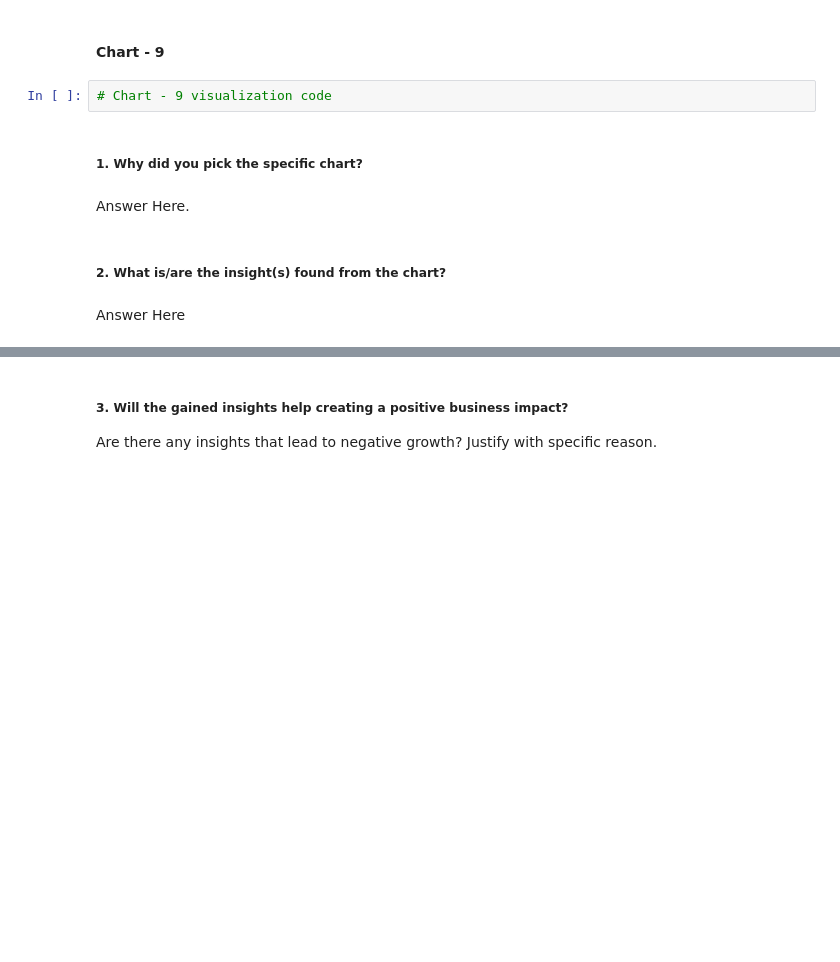
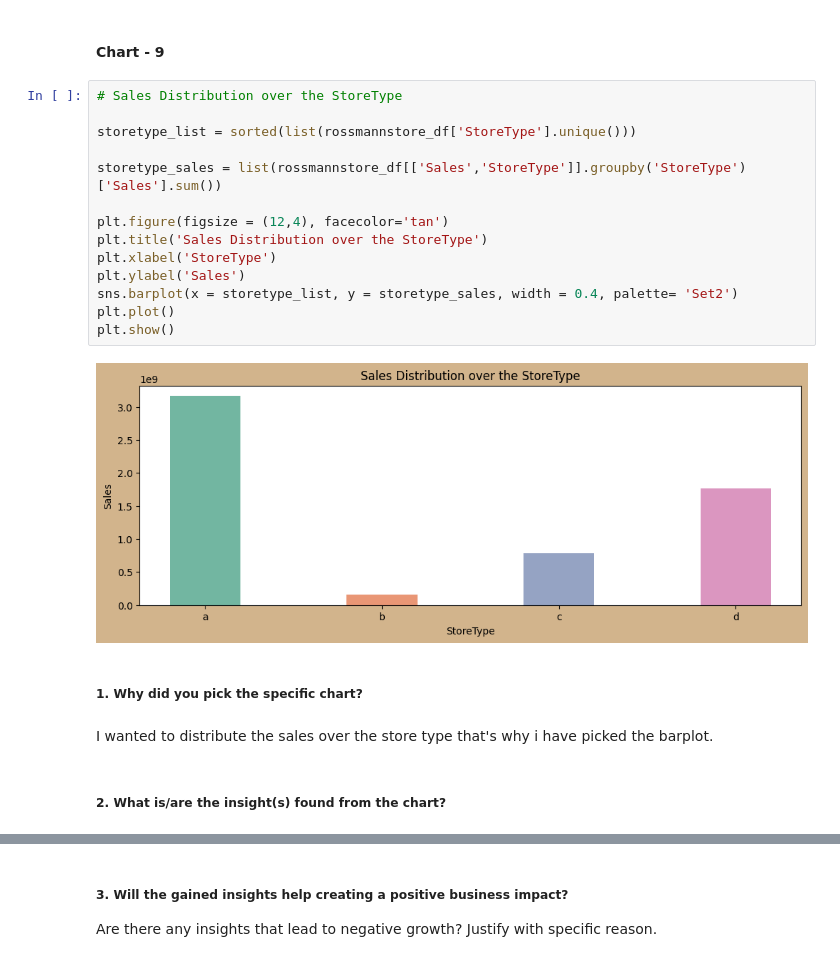
Before and after one commit to hmarathe420/Retail_Sales_Prediction, a Jupyter notebook: Retail_Sales_Prediction.ipynb, the cells around one changed output, grey strips where cells are left out. Cells and saved outputs as stored; diff of their text form; blank space fills up the shorter version.

```diff
--- a/Retail_Sales_Prediction.ipynb
+++ b/Retail_Sales_Prediction.ipynb
@@ -633,5 +683,19 @@ Answer Here
 # %% [markdown]
 #### Chart - 9
-# %%
-# Chart - 9 visualization code
+# %%
+# Sales Distribution over the StoreType
+
+storetype_list = sorted(list(rossmannstore_df['StoreType'].unique()))
+
+storetype_sales = list(rossmannstore_df[['Sales','StoreType']].groupby('StoreType')['Sales'].sum())
+
+plt.figure(figsize = (12,4), facecolor='tan')
+plt.title('Sales Distribution over the StoreType')
+plt.xlabel('StoreType')
+plt.ylabel('Sales')
+sns.barplot(x = storetype_list, y = storetype_sales, width = 0.4, palette= 'Set2')
+plt.plot()
+plt.show()
+# %% [output]
+[figure, added]
 # %% [markdown]
@@ -638,7 +703,5 @@ Answer Here
 ##### 1. Why did you pick the specific chart?
-# %% [markdown]
-Answer Here.
+# %% [markdown]
+I wanted to distribute the sales over the store type that's why i have picked the barplot.
 # %% [markdown]
 ##### 2. What is/are the insight(s) found from the chart?
-# %% [markdown]
-Answer Here
```
Also changed, not shown: parts of 25 cells of this notebook.
